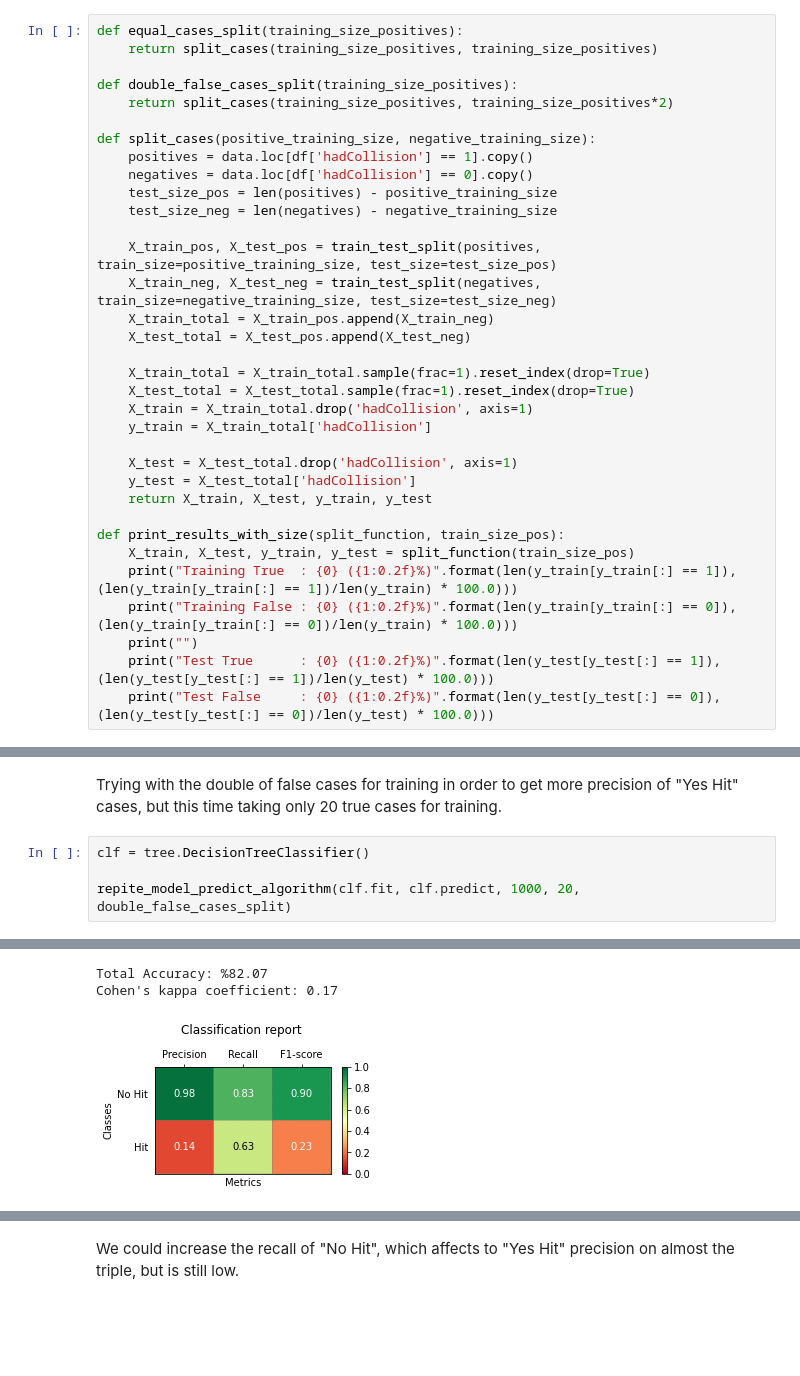
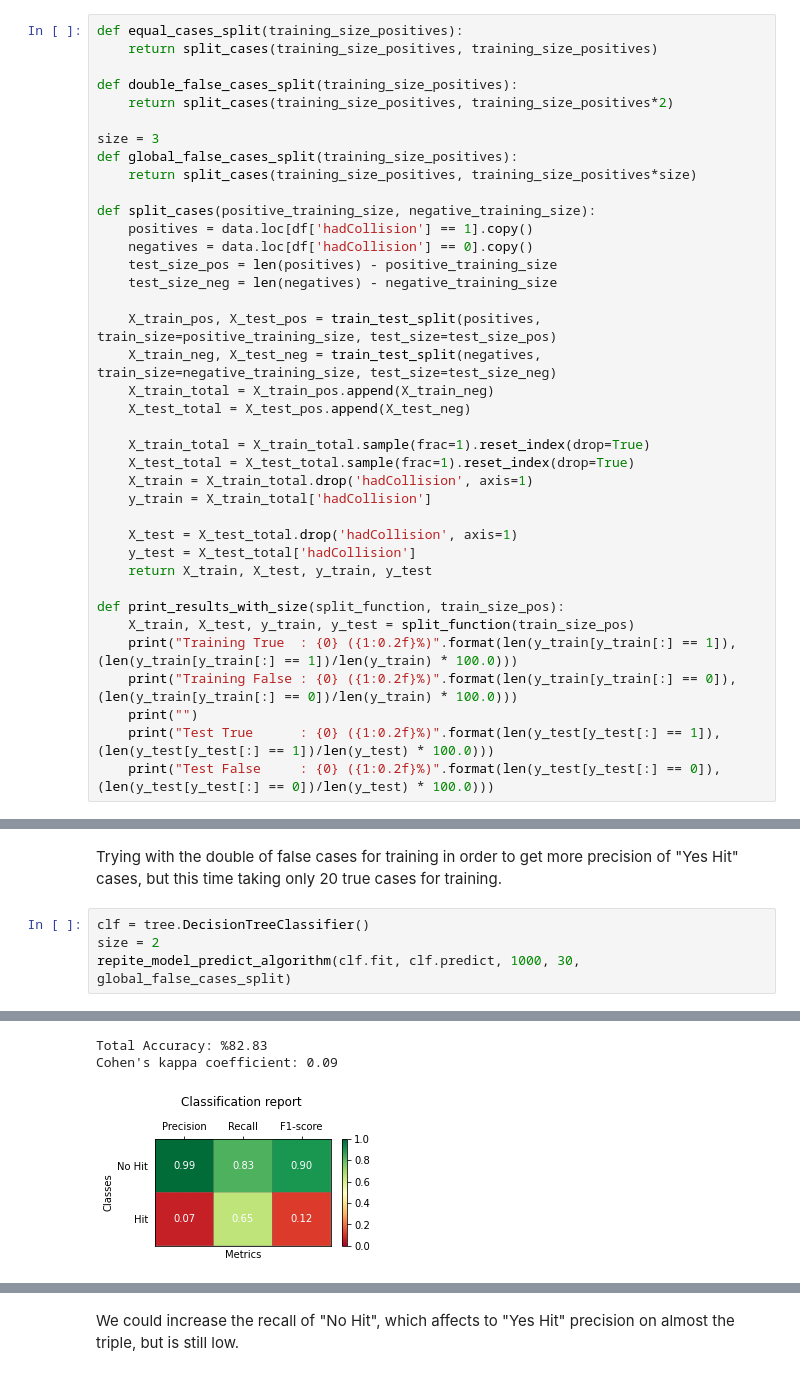
Before and after one commit to jcostamagna/tesisPresentacion, a Jupyter notebook: Thesis_baseline_comparision.ipynb, the cells around one changed output, grey strips where cells are left out. Saved outputs shown, nothing was run; the diff lists cells and outputs as text; blank space fills up the shorter version.

```diff
--- a/Thesis_baseline_comparision.ipynb
+++ b/Thesis_baseline_comparision.ipynb
@@ -538,6 +539,10 @@ def equal_cases_split(training_size_positives):
 
 def double_false_cases_split(training_size_positives):
     return split_cases(training_size_positives, training_size_positives*2)
+
+size = 3
+def global_false_cases_split(training_size_positives):
+    return split_cases(training_size_positives, training_size_positives*size)
 
 def split_cases(positive_training_size, negative_training_size):
     positives = data.loc[df['hadCollision'] == 1].copy()
@@ -615,10 +621,10 @@ Test False     : 410 (96.02%)
 Trying with the double of false cases for training in order to get more precision of "Yes Hit" cases, but this time taking only 20 true cases for training.
 # %%
 clf = tree.DecisionTreeClassifier()
-
-repite_model_predict_algorithm(clf.fit, clf.predict, 1000, 20, double_false_cases_split)
+size = 2
+repite_model_predict_algorithm(clf.fit, clf.predict, 1000, 30, global_false_cases_split)
 # %% [output]
 <h3>Multiple experiments average result:</h3>
-Total Accuracy: %82.07
-Cohen's kappa coefficient: 0.17
+Total Accuracy: %82.83
+Cohen's kappa coefficient: 0.09
-[figure, old version]
+[figure, new version]
```
Also changed, not shown: parts of 40 cells of this notebook.
